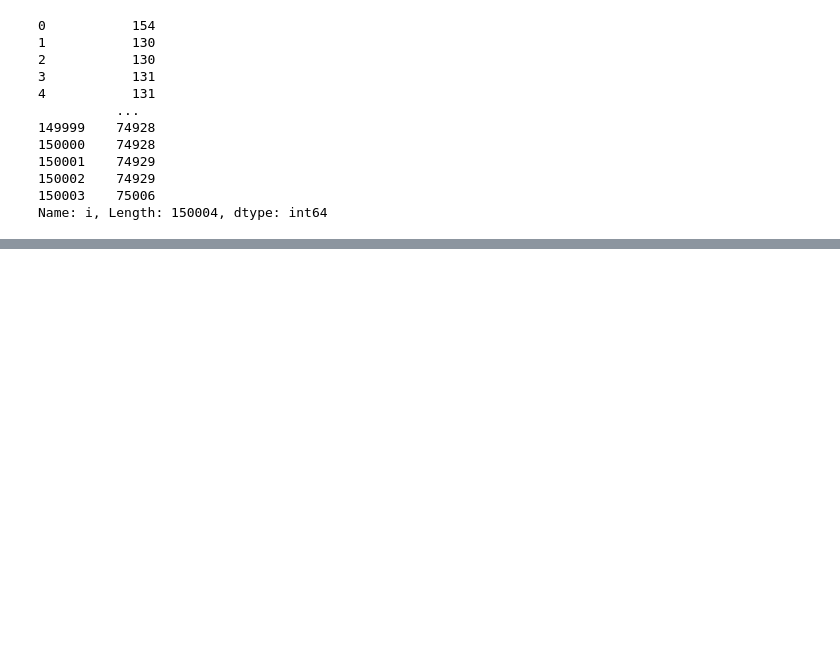
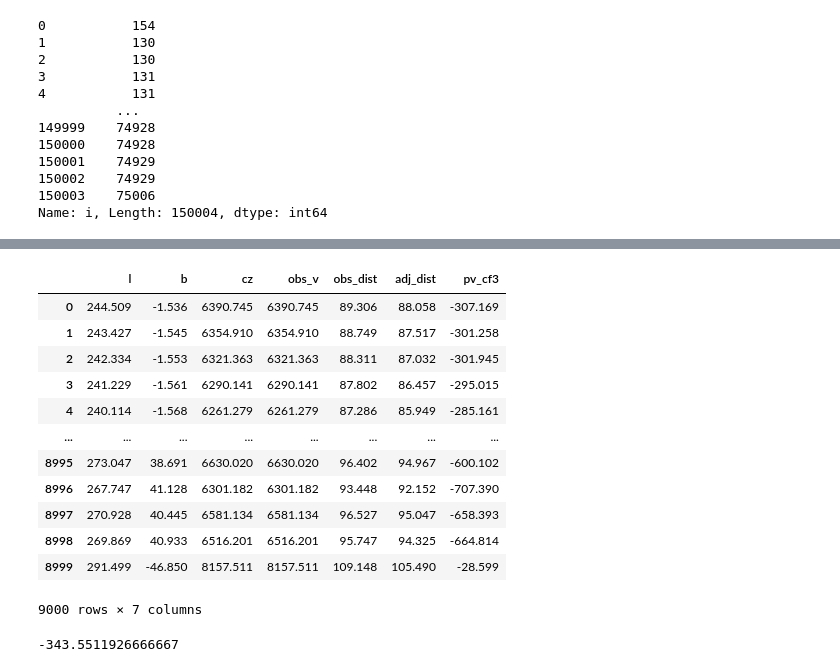
Before and after one commit to KSaid-1/Modeling-Laniakia, a Jupyter notebook: Laniakia.ipynb, the cells around one changed output, grey strips where cells are left out. Cells and saved outputs as stored; diff of their text form; code cells hidden in the pictures; blank space fills up the shorter version.

```diff
--- a/Laniakia.ipynb
+++ b/Laniakia.ipynb
@@ -177,10 +213,10 @@ print (len(lan_gal.distance.value))
 # %%
 cf3 = pycf3.CF3()
 obs_v = []; obs_dist = []; adj_dist = [];pv_cf3 = []
-for i in range(len(lan_gal.distance.value)):
+for i in range(9000):
     result = cf3.calculate_distance(velocity=lan_gal.distance.value[i], glon=lan_gal.l.value[i], glat=lan_gal.b.value[i])
     obs_v.append((round(result.observed_velocity_,3)))
     obs_dist.append(round(float(result.observed_distance_),3))
     adj_dist.append(round(float(result.adjusted_distance_),3))
     pv_cf3.append(round(float(result.observed_velocity_) - float(result.observed_distance_)*75.0,3))
-    #print (i,int(result.observed_velocity_), round(float(result.observed_distance_),3) , round(float(result.adjusted_distance_),3))
+    print (i,int(result.observed_velocity_), round(float(result.observed_distance_),3) , round(float(result.adjusted_distance_),3))
@@ -187,12 +241,28 @@ for i in range(len(lan_gal.distance.value)):
 # %%
 #print (len(lani_galactic),len())
 # %%
-lani_gal_cf3 = pd.DataFrame(np.column_stack((round(lani_galactic,3),obs_v,obs_dist,adj_dist,pv_cf3)),columns=['l','b','cz','obs_v','obs_dist','adj_dist','pv_cf3'])
+lani_gal_cf3 = pd.DataFrame(np.column_stack((round(lani_galactic[:9000],3),obs_v,obs_dist,adj_dist,pv_cf3)),columns=['l','b','cz','obs_v','obs_dist','adj_dist','pv_cf3'])
 lani_gal_cf3
+# %% [output]
+|  | l | b | cz | obs_v | obs_dist | adj_dist | pv_cf3 |
+| 0 | 244.509 | -1.536 | 6390.745 | 6390.745 | 89.306 | 88.058 | -307.169 |
+| 1 | 243.427 | -1.545 | 6354.910 | 6354.910 | 88.749 | 87.517 | -301.258 |
+| 2 | 242.334 | -1.553 | 6321.363 | 6321.363 | 88.311 | 87.032 | -301.945 |
+| 3 | 241.229 | -1.561 | 6290.141 | 6290.141 | 87.802 | 86.457 | -295.015 |
+| 4 | 240.114 | -1.568 | 6261.279 | 6261.279 | 87.286 | 85.949 | -285.161 |
+| ... | ... | ... | ... | ... | ... | ... | ... |
+| 8995 | 273.047 | 38.691 | 6630.020 | 6630.020 | 96.402 | 94.967 | -600.102 |
+| 8996 | 267.747 | 41.128 | 6301.182 | 6301.182 | 93.448 | 92.152 | -707.390 |
+| 8997 | 270.928 | 40.445 | 6581.134 | 6581.134 | 96.527 | 95.047 | -658.393 |
+| 8998 | 269.869 | 40.933 | 6516.201 | 6516.201 | 95.747 | 94.325 | -664.814 |
+| 8999 | 291.499 | -46.850 | 8157.511 | 8157.511 | 109.148 | 105.490 | -28.599 |
+9000 rows × 7 columns
 # %%
 lani_gal_cf3.to_csv('lan_gal_cf3.csv',index=False,header=True)
 # %%
 print (np.mean(pv_cf3))
+# %% [output]
+-343.5511926666667
 # %%
 fig = plt.figure()
 ax = fig.add_subplot(projection='3d')
```
Also changed, not shown: parts of 11 cells of this notebook.
